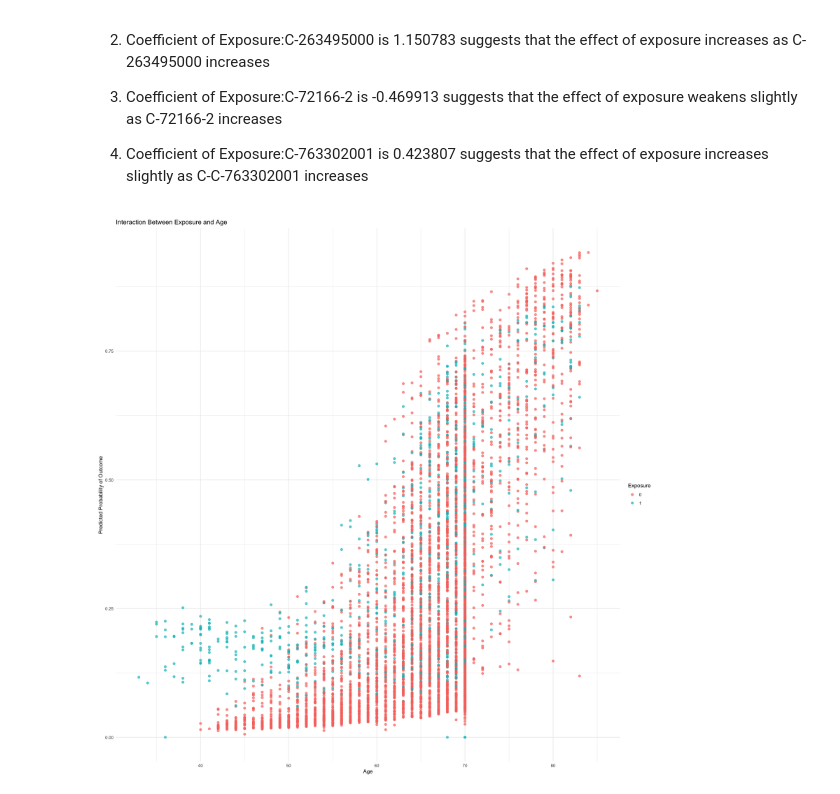
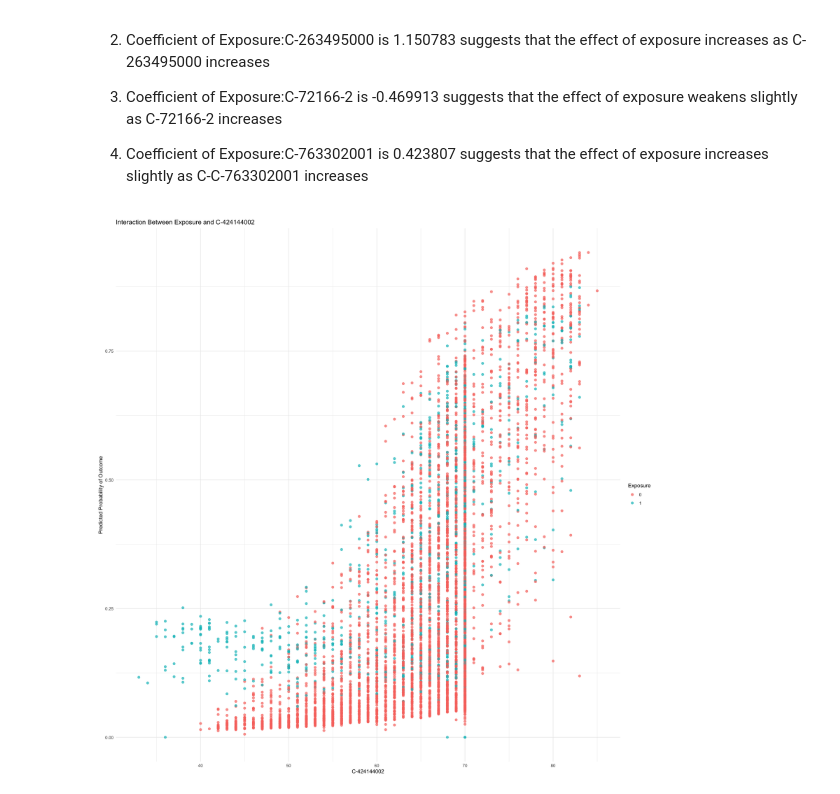
Before and after one commit to gerard-ompad/Artificial_intelligence_and_Big_Data_for_Pharmacoepidemiology, a Jupyter notebook: Answer_to_Exercise_3.ipynb, the cells around one changed output. Saved outputs shown, nothing was run; the diff lists cells and outputs as text; code cells hidden in the pictures.

```diff
--- a/Answer_to_Exercise_3.ipynb
+++ b/Answer_to_Exercise_3.ipynb
@@ -884,14 +884,14 @@ The coefficients indicate how the effect of exposure on outcome changes with the
 # %%
 # Predict probabilities
 Df_regression_unique$predicted_prob <- predict(interaction_model, type = "response")
 
 # Plot interaction effect of Age as scatterplot
 ggplot(Df_regression_unique, aes(x = `C-424144002`, y = predicted_prob, color = as.factor(Exposure))) +
   geom_point(size = 2, alpha = 0.7) +  # Scatterplot points with custom size and transparency
-  labs(title = "Interaction Between Exposure and Age",
-       x = "Age",
+  labs(title = "Interaction Between Exposure and C-424144002",
+       x = "C-424144002",
        y = "Predicted Probability of Outcome",
        color = "Exposure") +
   theme_minimal()
 # %% [output]
-[figure, old version]
+[figure, new version]
```
Also changed, not shown: parts of 5 cells of this notebook.
